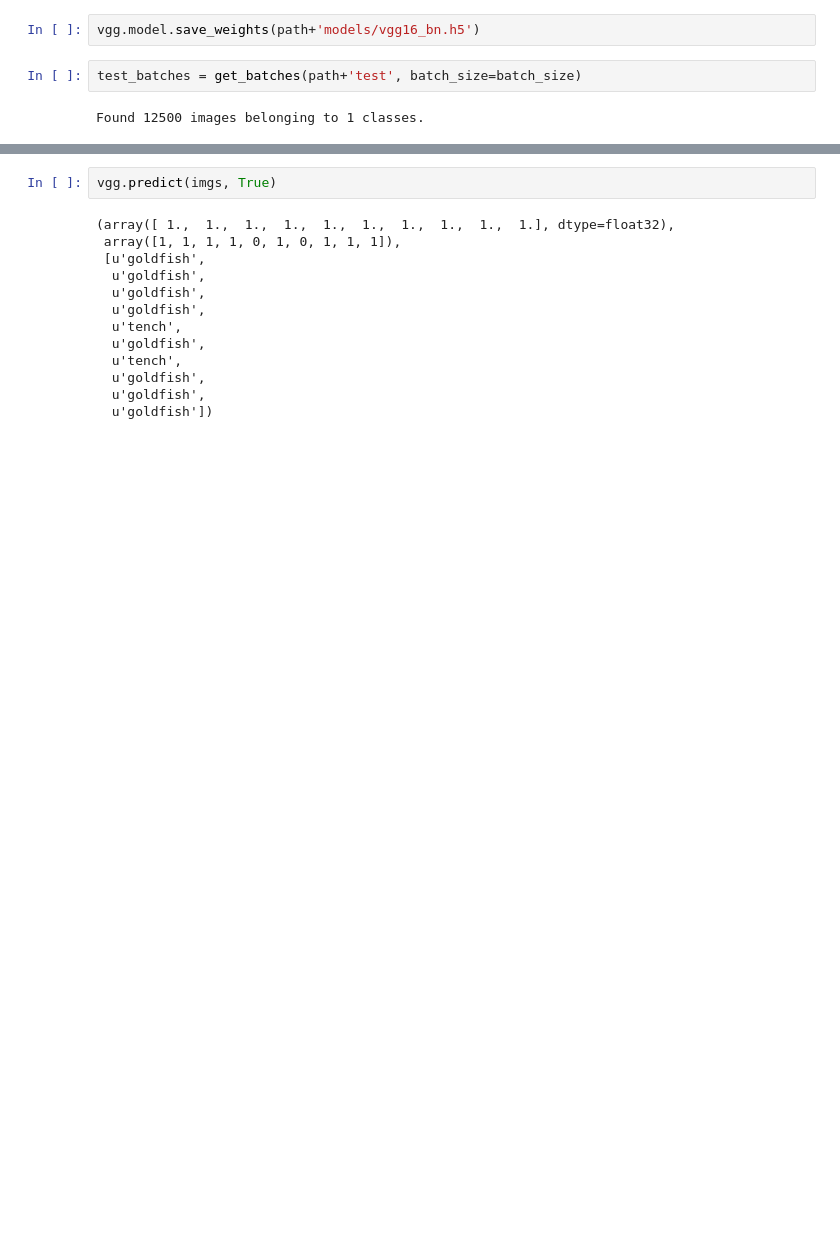
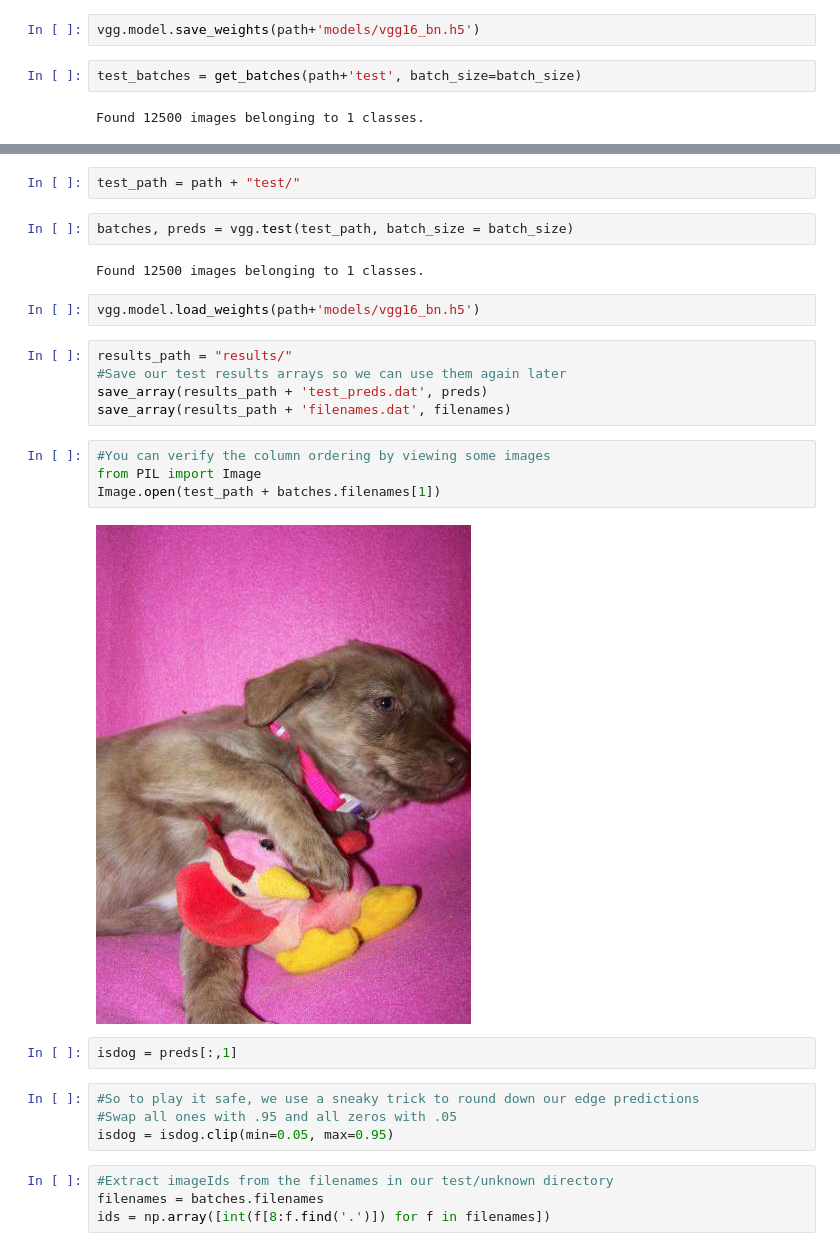
Before and after one commit to NegatioN/KaggleDogsCatsRedux, a Jupyter notebook: cats_vs_dogs_redux_first.ipynb, the cells around one changed output, grey strips where cells are left out. Cells and saved outputs as stored; diff of their text form; blank space fills up the shorter version.

```diff
--- a/cats_vs_dogs_redux.ipynb
+++ b/cats_vs_dogs_redux_first.ipynb
@@ -64,15 +63,29 @@ imgs,labels = next(test_batches)
-# %%
-vgg.predict(imgs, True)
-# %% [output]
-(array([ 1.,  1.,  1.,  1.,  1.,  1.,  1.,  1.,  1.,  1.], dtype=float32),
- array([1, 1, 1, 1, 0, 1, 0, 1, 1, 1]),
- [u'goldfish',
-  u'goldfish',
-  u'goldfish',
-  u'goldfish',
-  u'tench',
-  u'goldfish',
-  u'tench',
-  u'goldfish',
-  u'goldfish',
-  u'goldfish'])
+# %%
+test_path = path + "test/"
+# %%
+batches, preds = vgg.test(test_path, batch_size = batch_size)
+# %% [output]
+Found 12500 images belonging to 1 classes.
+# %%
+vgg.model.load_weights(path+'models/vgg16_bn.h5')
+# %%
+results_path = "results/"
+#Save our test results arrays so we can use them again later
+save_array(results_path + 'test_preds.dat', preds)
+save_array(results_path + 'filenames.dat', filenames)
+# %%
+#You can verify the column ordering by viewing some images
+from PIL import Image
+Image.open(test_path + batches.filenames[1])
+# %% [output]
+[figure, added]
+# %%
+isdog = preds[:,1]
+# %%
+#So to play it safe, we use a sneaky trick to round down our edge predictions
+#Swap all ones with .95 and all zeros with .05
+isdog = isdog.clip(min=0.05, max=0.95)
+# %%
+#Extract imageIds from the filenames in our test/unknown directory
+filenames = batches.filenames
+ids = np.array([int(f[8:f.find('.')]) for f in filenames])
```
Also changed, not shown: parts of 4 cells of this notebook, 1 other file.
